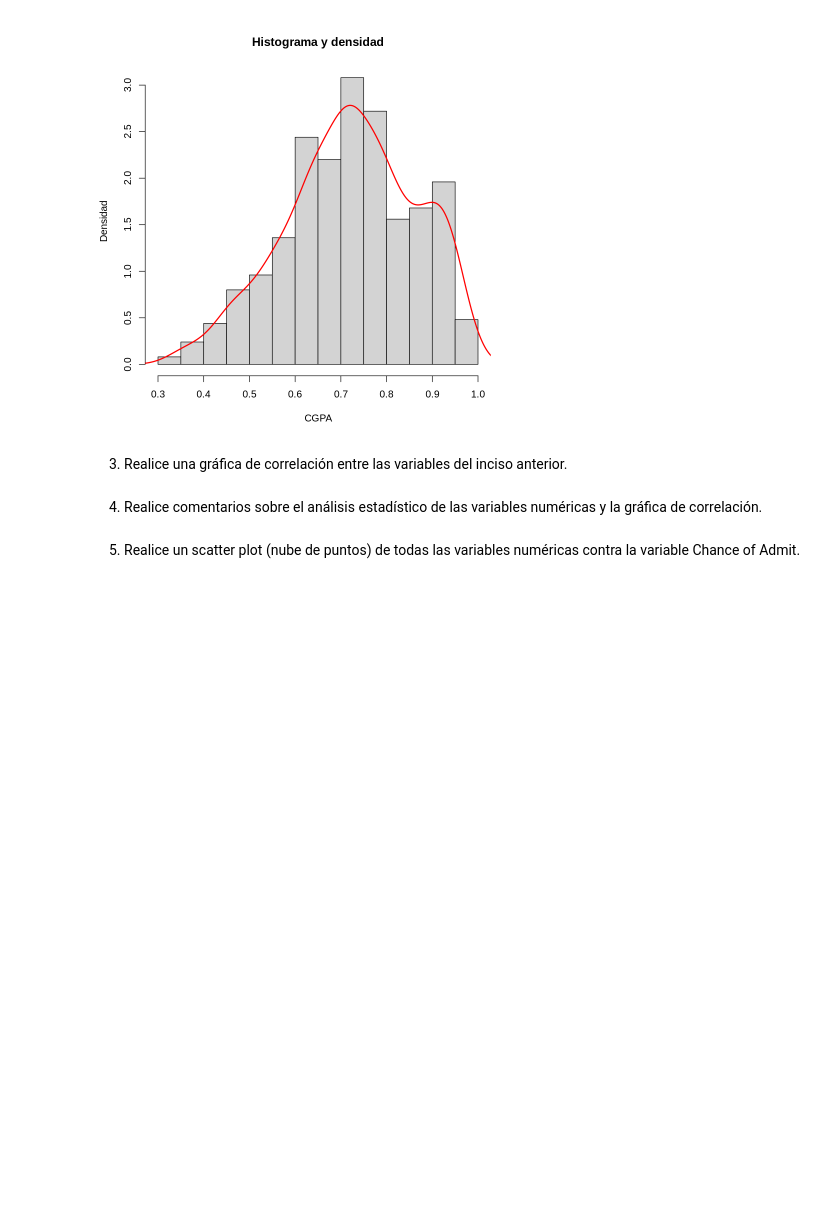
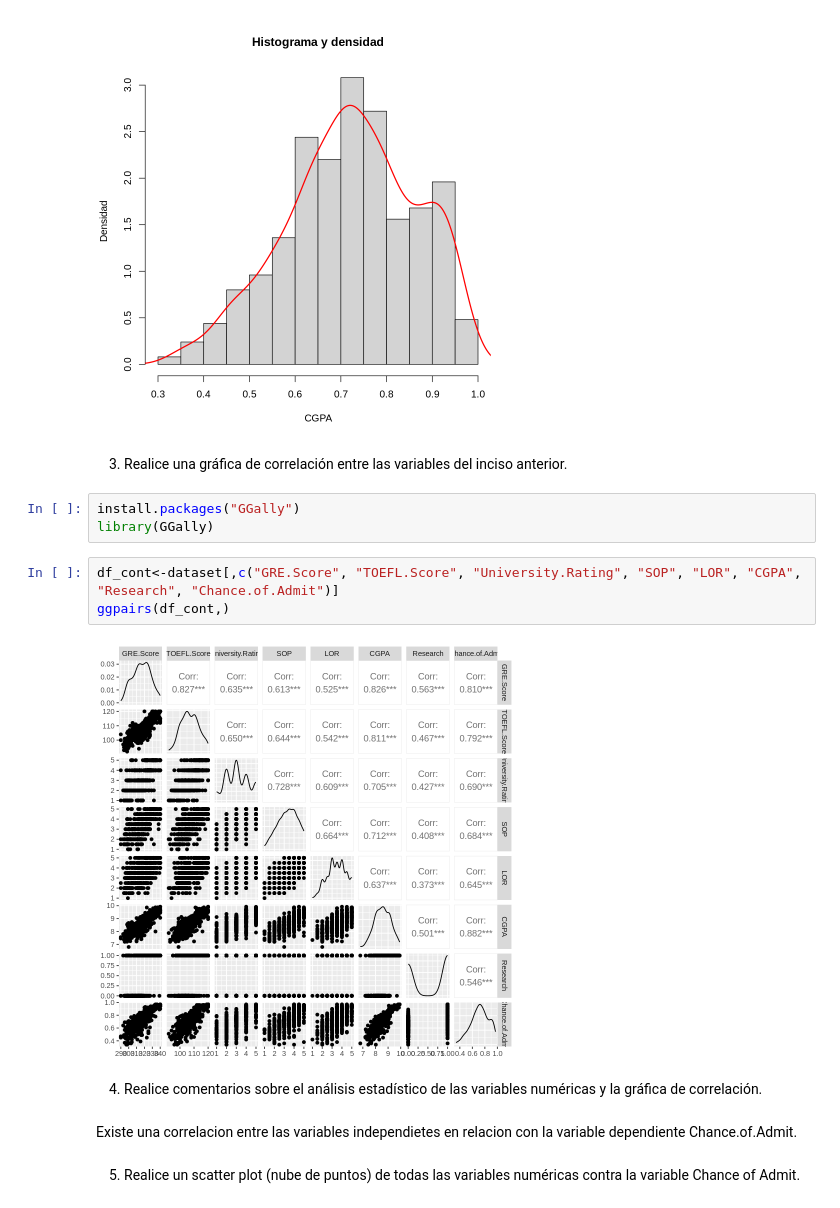
Before and after one commit to luisramilian95/econometria-lab3, a Jupyter notebook: lab3.ipynb, the cells around one changed output. Saved outputs shown, nothing was run; the diff lists cells and outputs as text; blank space fills up the shorter version.

```diff
--- a/lab3.ipynb
+++ b/lab3.ipynb
@@ -135,8 +153,18 @@ lines(dChance.of.Admit , lwd = 2, col = "red")
 [figure]
 # %% [markdown]
 3. Realice una gráfica de correlación entre las variables del inciso anterior.
+# %%
+install.packages("GGally")
+library(GGally)
+# %%
+df_cont<-dataset[,c("GRE.Score", "TOEFL.Score", "University.Rating", "SOP", "LOR", "CGPA", "Research", "Chance.of.Admit")]
+ggpairs(df_cont,)
+# %% [output]
+[figure, added]
 # %% [markdown]
 4. Realice comentarios sobre el análisis estadístico de las variables numéricas y la gráfica de correlación.
+# %% [markdown]
+Existe una correlacion entre las variables independietes en relacion con la variable dependiente Chance.of.Admit.
 # %% [markdown]
 5.  Realice un scatter plot (nube de puntos) de todas las variables numéricas contra la variable Chance of Admit.
 # %%
```
Also changed, not shown: parts of 25 cells of this notebook.
